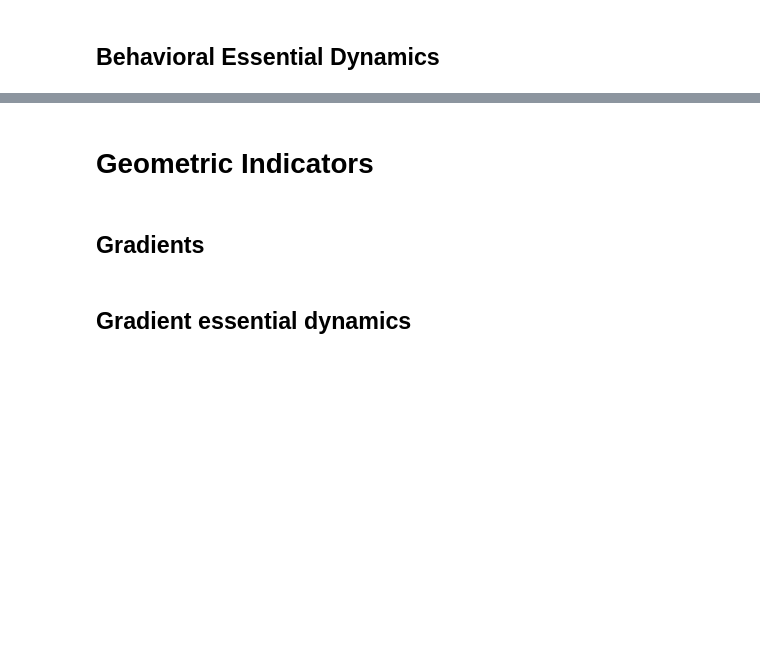
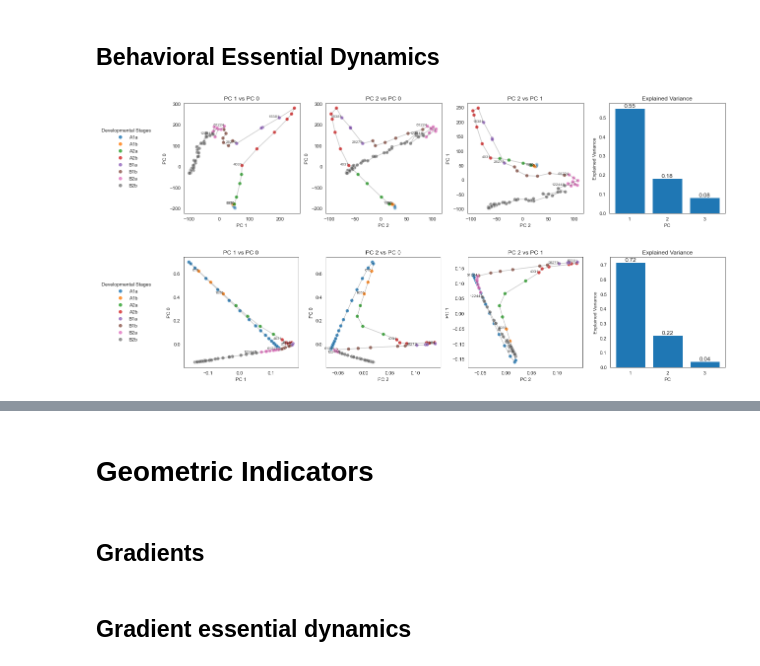
Before and after one commit to timaeus-research/icl, a Jupyter notebook: notebooks/m=inf.ipynb, the cells around one changed output, grey strips where cells are left out. Saved outputs shown, nothing was run; the diff lists cells and outputs as text; code cells hidden in the pictures; blank space fills up the shorter version.

```diff
--- a/notebooks/m=inf.ipynb
+++ b/notebooks/m=inf.ipynb
@@ -285,7 +326,7 @@ xs = torch.normal(
 
 OOD_MULTIPLIER = 3
 
-ood_xs = 100 * xs
+ood_xs = 3 * xs
 ys = apply_transformations(ws, xs, 0.125, DEVICE)
 ood_ys = apply_transformations(ws, ood_xs, 0.125, DEVICE)
 
@@ -453,7 +513,7 @@ traces = get_pca_activations_trace(
     "token_sequence_transformer",
     # "token_sequence_transformer.blocks.1",
     # "token_sequence_transformer.token_embedding",
-    num_components=3,
+    num_components=10,
     normalize=False
 )
 
@@ -479,7 +539,7 @@ traces_normalized = get_pca_activations_trace(
     "token_sequence_transformer",
     # "token_sequence_transformer.blocks.1",
     # "token_sequence_transformer.token_embedding",
-    num_components=3,
+    num_components=10,
     normalize=True
 )
 
@@ -665,23 +670,26 @@ plot_multiple_slices(
 # %%
 plot_multiple_slices(
     steps,
-    activations_reduced,
-    pca_internal,
-    highlight_steps,
-    transitions_of_steps,
+    logits_reduced[:, :3],
+    pca_logits,
+    TRANSITIONS,
     connect_dots=True,
-    save=None
+    save=None,
+    # cmap=transitions_cmap
 )
 plt.show()
 
-
 plot_multiple_slices(
     steps,
-    activations_reduced_normalized,
-    pca_internal_normalized,
-    highlight_steps,
-    transitions_of_steps,
+    exp_avg_grads_reduced[:, :3],
+    pca_1,
+    TRANSITIONS,
     connect_dots=True,
-    save=None
+    save=None,
+    # cmap=transitions_cmap
 )
+
 plt.show()
+# %% [output]
+[figure, added]
+[figure, added]
```
Also changed, not shown: parts of 44 cells of this notebook, 2 other files.
